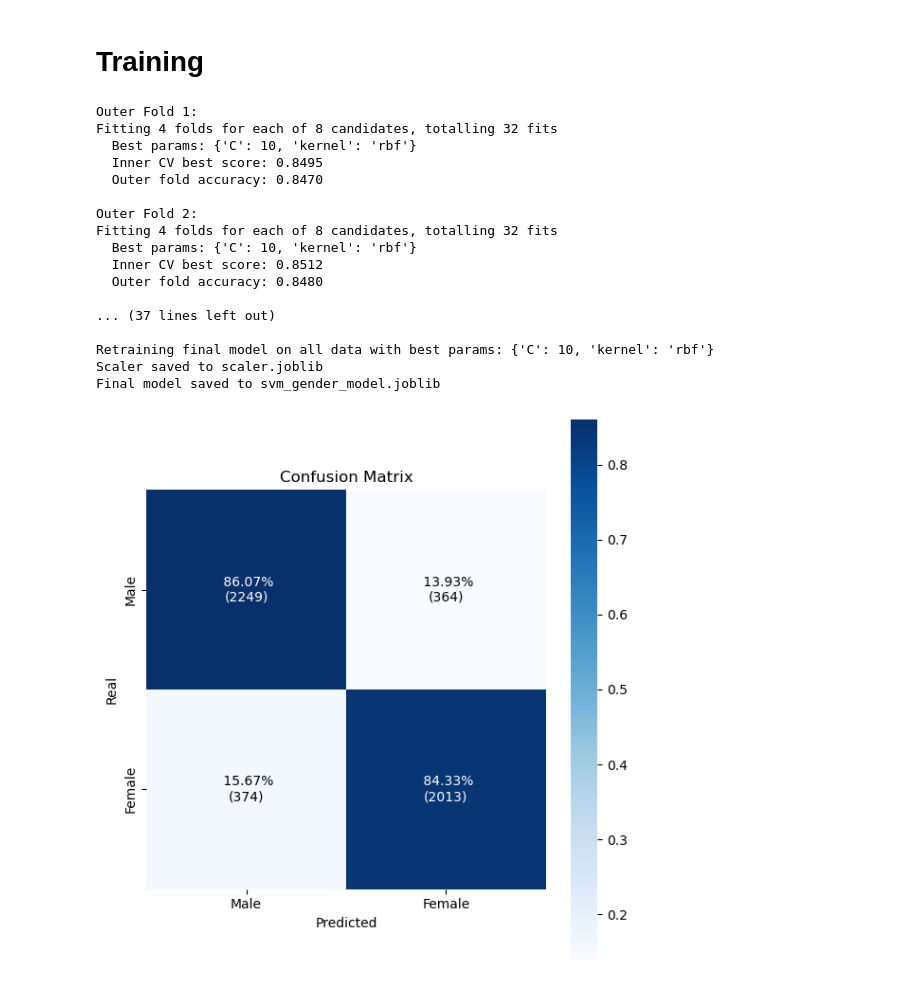
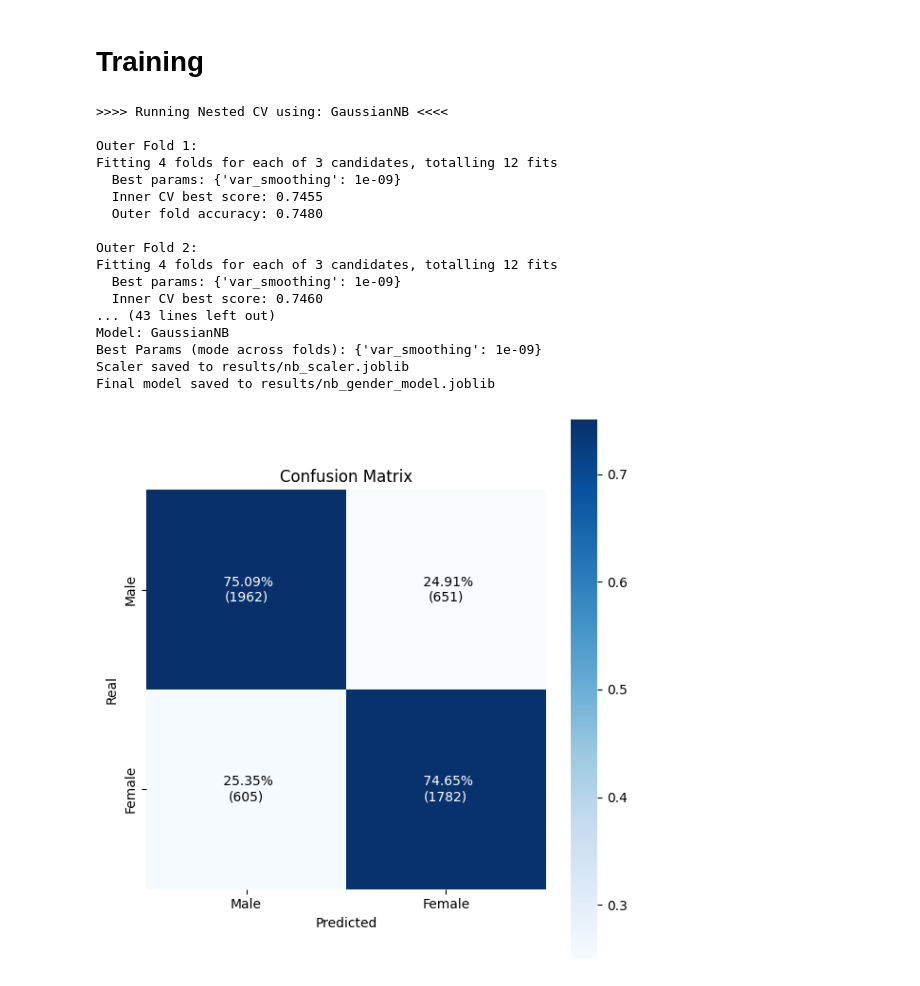
Before and after one commit to fredydo/TDS-II, a Jupyter notebook: gender_detector/gender_detector.ipynb, the cells around one changed output. Saved outputs shown, nothing was run; the diff lists cells and outputs as text; code cells hidden in the pictures.

Commit message:
changing the model

```diff
--- a/gender_detector/gender_detector.ipynb
+++ b/gender_detector/gender_detector.ipynb
@@ -18,32 +18,32 @@ utils.plot_gender_distribution(image_files)
 # %%
 DATASET_DIR = "train/UTKFace"
 
 X, y = utils.load_dataset(DATASET_DIR, 5000)
 
-results, y_true, y_pred, y_score = utils.nested_cv(X, y)
+results, y_true, y_pred = utils.nested_cv(X, y, model_choice='nb')
 
 print()
 print(results)
 
-utils.evaluate_model(results, y_true, y_pred, y_score)
+utils.evaluate_model(results, y_true, y_pred)
 
 final_model, scaler = utils.retrain_final_model(X, y, results)
 # %% [output]
+>>>> Running Nested CV using: GaussianNB <<<<
+
 Outer Fold 1:
-Fitting 4 folds for each of 8 candidates, totalling 32 fits
-  Best params: {'C': 10, 'kernel': 'rbf'}
-  Inner CV best score: 0.8495
-  Outer fold accuracy: 0.8470
+Fitting 4 folds for each of 3 candidates, totalling 12 fits
+  Best params: {'var_smoothing': 1e-09}
+  Inner CV best score: 0.7455
+  Outer fold accuracy: 0.7480
 
 Outer Fold 2:
-Fitting 4 folds for each of 8 candidates, totalling 32 fits
-  Best params: {'C': 10, 'kernel': 'rbf'}
-  Inner CV best score: 0.8512
-  Outer fold accuracy: 0.8480
-
-... (37 lines left out)
-
-Retraining final model on all data with best params: {'C': 10, 'kernel': 'rbf'}
-Scaler saved to scaler.joblib
-Final model saved to svm_gender_model.joblib
+Fitting 4 folds for each of 3 candidates, totalling 12 fits
+  Best params: {'var_smoothing': 1e-09}
+  Inner CV best score: 0.7460
+... (43 lines left out)
+Model: GaussianNB
+Best Params (mode across folds): {'var_smoothing': 1e-09}
+Scaler saved to results/nb_scaler.joblib
+Final model saved to results/nb_gender_model.joblib
-[figure, old version]
+[figure, new version]
```
Also changed, not shown: parts of 1 cell of this notebook, 10 other files.
